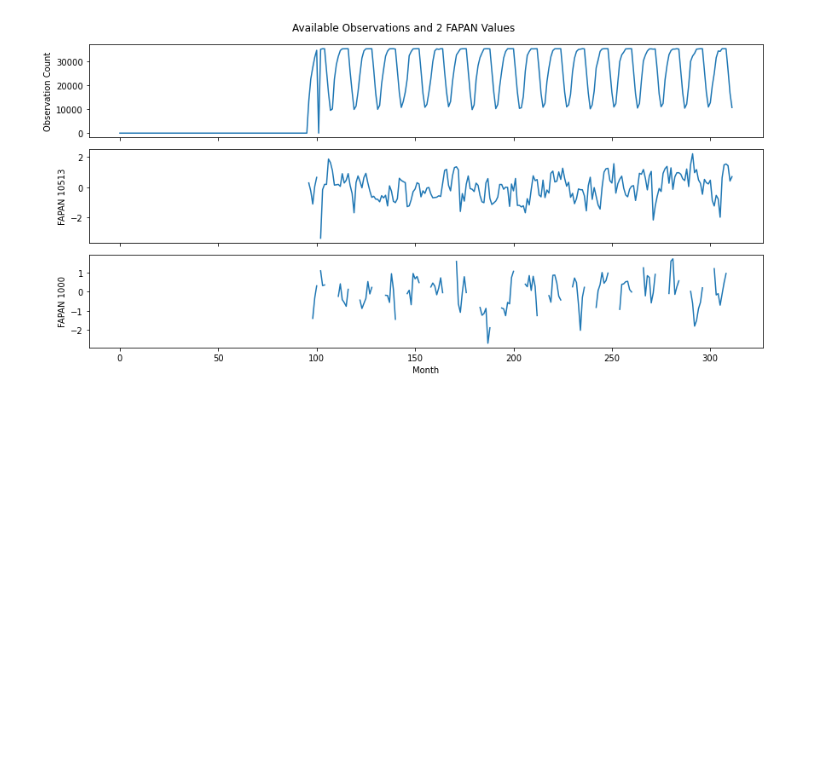
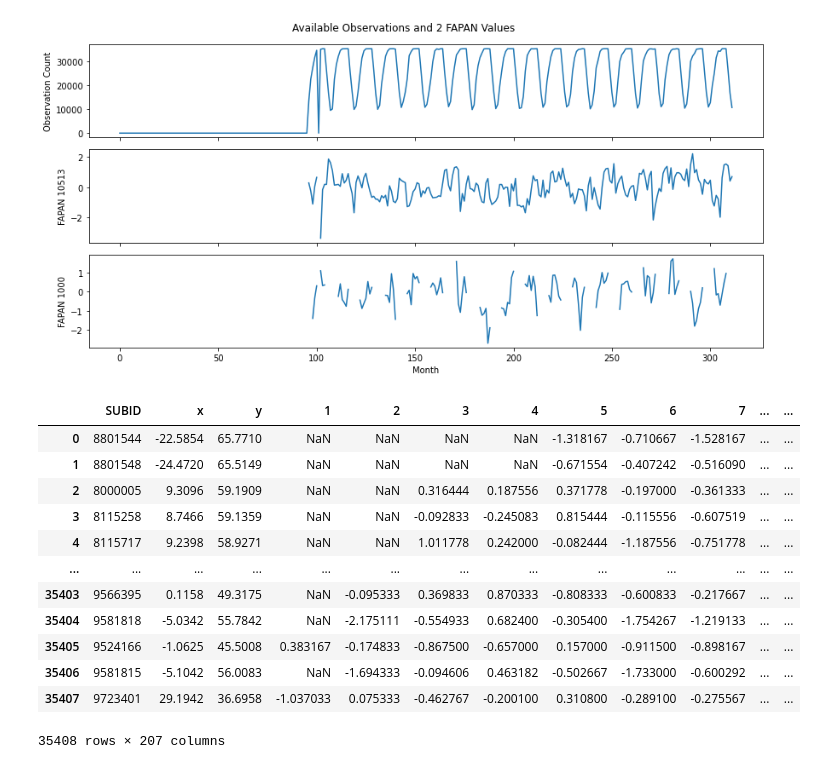
Before and after one commit to climateintelligence/Droughts, a Jupyter notebook: Andrés/notebooks/FAPAN_export.ipynb, the cells around one changed output. Cells and saved outputs as stored; diff of their text form; code cells hidden in the pictures; blank space fills up the shorter version.

```diff
--- a/Andrés/notebooks/FAPAN_export.ipynb
+++ b/Andrés/notebooks/FAPAN_export.ipynb
@@ -7,4 +8,8 @@ import matplotlib.pyplot as plt
 %autoreload 2
 # %%
 df = pd.read_csv("../data/matrix_FAPAN.csv", sep=' ')
+file = "../data/shapefiles/FAPAN_domain_fixed_geometry/FAPAN_domain_fixed_geometry.shp"
+
+# open file
+shp = gpd.read_file(file)
 # %%
@@ -35,12 +55,30 @@ plt.show()
 # %%
-def export_FAPAN(write_path, num_last_columns):
-    df = pd.read_csv("../data/matrix_FAPAN.csv", sep=' ')
-    FAPAN_coordinates = pd.read_csv("../data/FAPAN_coordinates.csv")
-    df = df.iloc[:, -num_last_columns:]
-    df.reset_index(inplace=True)
-    df = df.rename(columns = {'index':'subID'})
-    df.insert(1, column="x", value=FAPAN_coordinates.iloc[:,1])
-    df.insert(2, column="y", value=FAPAN_coordinates.iloc[:,2])
-    rename_mapping = {df.columns[-num_last_columns+i]: str(i + 1) for i in range(num_last_columns)}
-    df.rename(columns=rename_mapping, inplace=True)
-    df.to_csv(write_path, index=False)
+num_last_columns=204
+df = pd.read_csv("../data/matrix_FAPAN.csv", sep=' ')
+df = df.iloc[:, -num_last_columns:]
+df.reset_index(inplace=True, drop=True)
+df.insert(0, 'SUBID', shp['SUBID'])
+df.insert(1, 'x', shp['LONGITUDE'])
+df.insert(2, 'y',shp['LATITUDE'])
+df['x'] = df['x'].astype(float)
+df['y'] = df['y'].astype(float)
+rename_mapping = {df.columns[-num_last_columns+i]: str(i + 1) for i in range(num_last_columns)}
+df.rename(columns=rename_mapping, inplace=True)
+write_path = "../data/FAPAN204_inline.csv"
+df.to_csv(write_path, index=False)
+# %%
+df
+# %% [output]
+|  | SUBID | x | y | 1 | 2 | 3 | 4 | 5 | 6 | 7 | ... | ... |
+| 0 | 8801544 | -22.5854 | 65.7710 | NaN | NaN | NaN | NaN | -1.318167 | -0.710667 | -1.528167 | ... | ... |
+| 1 | 8801548 | -24.4720 | 65.5149 | NaN | NaN | NaN | NaN | -0.671554 | -0.407242 | -0.516090 | ... | ... |
+| 2 | 8000005 | 9.3096 | 59.1909 | NaN | NaN | 0.316444 | 0.187556 | 0.371778 | -0.197000 | -0.361333 | ... | ... |
+| 3 | 8115258 | 8.7466 | 59.1359 | NaN | NaN | -0.092833 | -0.245083 | 0.815444 | -0.115556 | -0.607519 | ... | ... |
+| 4 | 8115717 | 9.2398 | 58.9271 | NaN | NaN | 1.011778 | 0.242000 | -0.082444 | -1.187556 | -0.751778 | ... | ... |
+| ... | ... | ... | ... | ... | ... | ... | ... | ... | ... | ... | ... | ... |
+| 35403 | 9566395 | 0.1158 | 49.3175 | NaN | -0.095333 | 0.369833 | 0.870333 | -0.808333 | -0.600833 | -0.217667 | ... | ... |
+| 35404 | 9581818 | -5.0342 | 55.7842 | NaN | -2.175111 | -0.554933 | 0.682400 | -0.305400 | -1.754267 | -1.219133 | ... | ... |
+| 35405 | 9524166 | -1.0625 | 45.5008 | 0.383167 | -0.174833 | -0.867500 | -0.657000 | 0.157000 | -0.911500 | -0.898167 | ... | ... |
+| 35406 | 9581815 | -5.1042 | 56.0083 | NaN | -1.694333 | -0.094606 | 0.463182 | -0.502667 | -1.733000 | -0.600292 | ... | ... |
+| 35407 | 9723401 | 29.1942 | 36.6958 | -1.037033 | 0.075333 | -0.462767 | -0.200100 | 0.310800 | -0.289100 | -0.275567 | ... | ... |
+35408 rows × 207 columns
```
Also changed, not shown: parts of 3 cells of this notebook, 1 other file.
